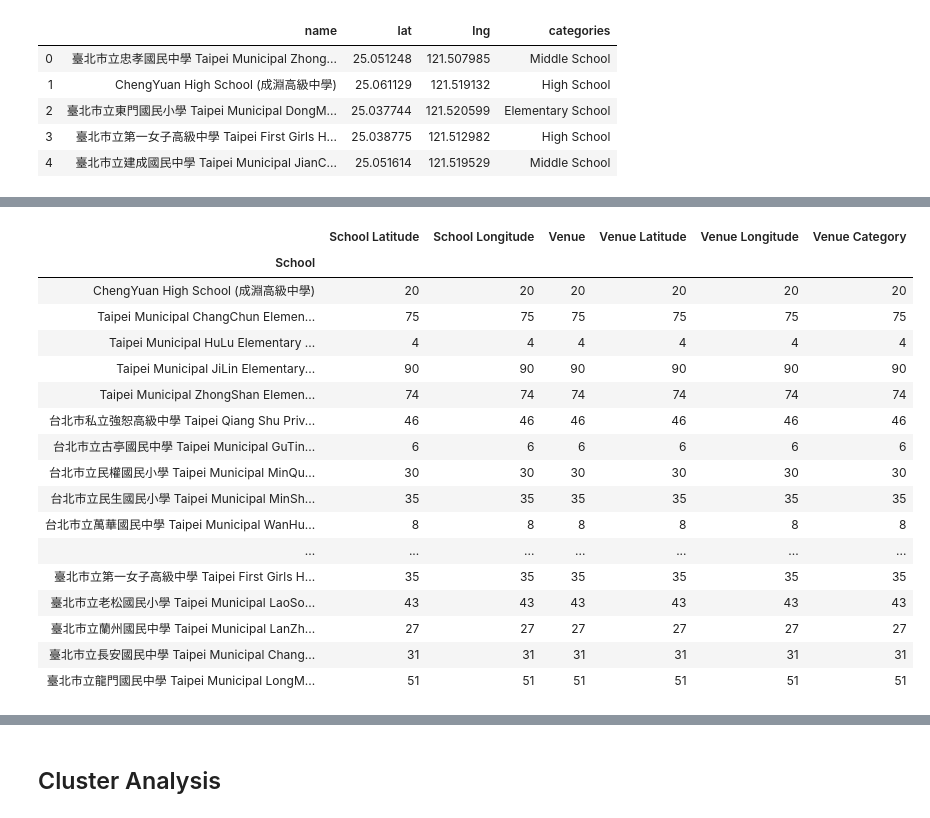
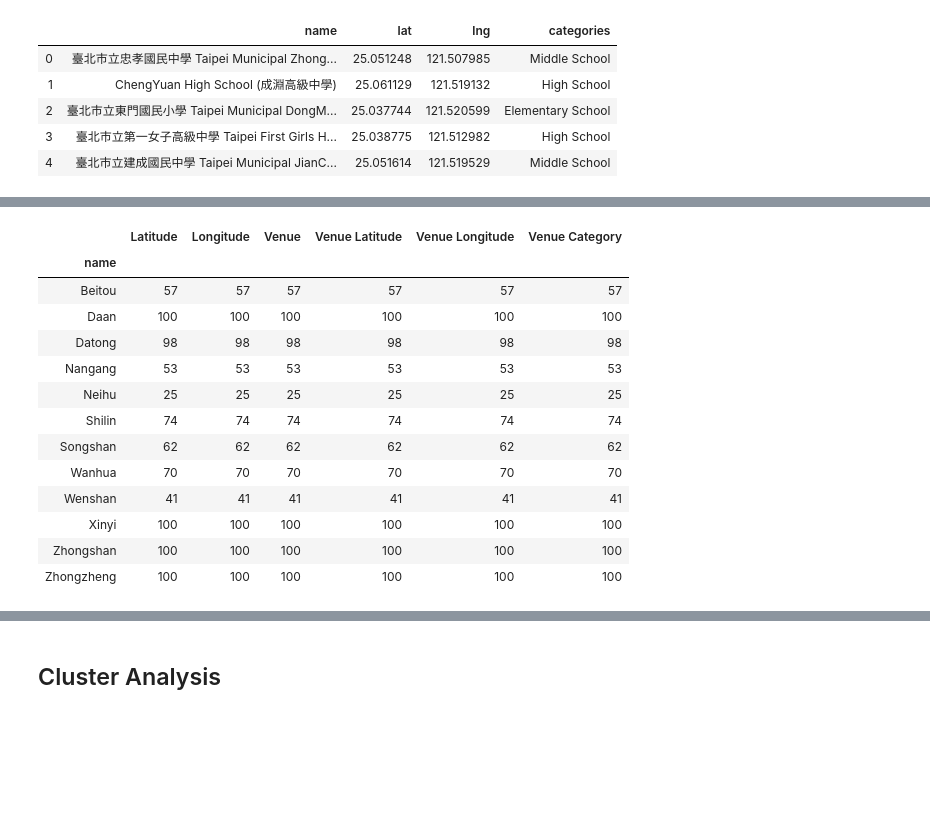
Before and after one commit to JustinWuAstro/Coursera_Capstone, a Jupyter notebook: Final Assignment.ipynb, the cells around one changed output, grey strips where cells are left out. Saved outputs shown, nothing was run; the diff lists cells and outputs as text; code cells hidden in the pictures; blank space fills up the shorter version.

```diff
--- a/Final Assignment.ipynb
+++ b/Final Assignment.ipynb
@@ -80,2 +63,0 @@ school .... OK!
-# %%
-url = 'https://api.foursquare.com/v2/venues/search?client_id={}&client_secret={}&ll={},{}&oauth_token={}&v={}&query={}&radius={}&limit={}'.format(CLIENT_ID, CLIENT_SECRET, latitude, longitude,ACCESS_TOKEN, VERSION, search_query, radius, LIMIT)
@@ -142,7 +236,23 @@ Name: categories, dtype: int64
 # %%
-Taipei_school_map = folium.Map(location=[latitude, longitude], zoom_start=13)
+Taipei_City = geolocator.geocode("Taipei City")
+latitude = location.latitude
+longitude = location.longitude
 
-for lat, lng, label in zip(Taipei_school.lat, Taipei_school.lng, Taipei_school.categories):
+Taipei_district_map = folium.Map(location=[Taipei_City.latitude, Taipei_City.longitude], zoom_start=13)
+
+for lat, lng, label in zip(Taipei_district_df.lat, Taipei_district_df.lng, Taipei_district_df.District):
+    folium.Circle(
+        [lat, lng],
+        radius=1000,
+        color='orange',
+        popup=label,
+        fill=True,
+        fill_color='orange',
+        fill_opacity=0.6
+    ).add_to(Taipei_district_map
+            )
+
+for lat, lng, label in zip(BubbleTeaShop_df.lat, BubbleTeaShop_df.lng, BubbleTeaShop_df.name):
     folium.CircleMarker(
         [lat, lng],
         radius=5,
@@ -151,11 +261,10 @@ for lat, lng, label in zip(Taipei_school.lat, Taipei_school.lng, Taipei_school.c
         fill=True,
         fill_color='blue',
         fill_opacity=0.6
-    ).add_to(Taipei_school_map
+    ).add_to(Taipei_district_map
             )
 
-
-Taipei_school_map
+Taipei_district_map
 # %% [output]
 [interactive output not drawn]
 # %%
@@ -172,7 +281,7 @@ Taipei_school.head()
 # %%
 # Search for venues with high schools' locations
 
-def getNearbyVenues(names, latitudes, longitudes, radius=500, LIMIT=100):
+def getNearbyVenues(names, latitudes, longitudes, radius=1000, LIMIT=100):
 
     venues_list=[]
     for name, lat, lng in zip(names, latitudes, longitudes):
@@ -202,9 +311,9 @@ def getNearbyVenues(names, latitudes, longitudes, radius=500, LIMIT=100):
             v['venue']['categories'][0]['name']) for v in results])
 
     nearby_venues = pd.DataFrame([item for venue_list in venues_list for item in venue_list])
-    nearby_venues.columns = ['School',
-                  'School Latitude',
-                  'School Longitude',
+    nearby_venues.columns = ['name',
+                  'Latitude',
+                  'Longitude',
                   'Venue',
                   'Venue Latitude',
                   'Venue Longitude',
@@ -212,7 +321,7 @@ def getNearbyVenues(names, latitudes, longitudes, radius=500, LIMIT=100):
 
     return(nearby_venues)
 # %%
-Taipei_school_venue = getNearbyVenues(names = Taipei_school['name'],
-                                   latitudes=Taipei_school['lat'],
-                                   longitudes=Taipei_school['lng'])
+Taipei_district_venue = getNearbyVenues(names = Taipei_district_df['District'],
+                                   latitudes=Taipei_district_df['lat'],
+                                   longitudes=Taipei_district_df['lng'])
 # %% [output]
@@ -254,21 +358,17 @@ Taipei_school_venue
 # %%
-Taipei_school_venue.groupby('School').count()
+Taipei_district_venue.groupby('name').count()
 # %% [output]
-|  | School Latitude | School Longitude | Venue | Venue Latitude | Venue Longitude | Venue Category |
-| School |  |  |  |  |  |  |
-| ChengYuan High School (成淵高級中學) | 20 | 20 | 20 | 20 | 20 | 20 |
-| Taipei Municipal ChangChun Elemen... | 75 | 75 | 75 | 75 | 75 | 75 |
-| Taipei Municipal HuLu Elementary ... | 4 | 4 | 4 | 4 | 4 | 4 |
-| Taipei Municipal JiLin Elementary... | 90 | 90 | 90 | 90 | 90 | 90 |
-| Taipei Municipal ZhongShan Elemen... | 74 | 74 | 74 | 74 | 74 | 74 |
-| 台北市私立強恕高級中學 Taipei Qiang Shu Priv... | 46 | 46 | 46 | 46 | 46 | 46 |
-| 台北市立古亭國民中學 Taipei Municipal GuTin... | 6 | 6 | 6 | 6 | 6 | 6 |
-| 台北市立民權國民小學 Taipei Municipal MinQu... | 30 | 30 | 30 | 30 | 30 | 30 |
-| 台北市立民生國民小學 Taipei Municipal MinSh... | 35 | 35 | 35 | 35 | 35 | 35 |
-| 台北市立萬華國民中學 Taipei Municipal WanHu... | 8 | 8 | 8 | 8 | 8 | 8 |
-| ... | ... | ... | ... | ... | ... | ... |
-| 臺北市立第一女子高級中學 Taipei First Girls H... | 35 | 35 | 35 | 35 | 35 | 35 |
-| 臺北市立老松國民小學 Taipei Municipal LaoSo... | 43 | 43 | 43 | 43 | 43 | 43 |
-| 臺北市立蘭州國民中學 Taipei Municipal LanZh... | 27 | 27 | 27 | 27 | 27 | 27 |
-| 臺北市立長安國民中學 Taipei Municipal Chang... | 31 | 31 | 31 | 31 | 31 | 31 |
-| 臺北市立龍門國民中學 Taipei Municipal LongM... | 51 | 51 | 51 | 51 | 51 | 51 |
+|  | Latitude | Longitude | Venue | Venue Latitude | Venue Longitude | Venue Category |
+| name |  |  |  |  |  |  |
+| Beitou | 57 | 57 | 57 | 57 | 57 | 57 |
+| Daan | 100 | 100 | 100 | 100 | 100 | 100 |
+| Datong | 98 | 98 | 98 | 98 | 98 | 98 |
+| Nangang | 53 | 53 | 53 | 53 | 53 | 53 |
+| Neihu | 25 | 25 | 25 | 25 | 25 | 25 |
+| Shilin | 74 | 74 | 74 | 74 | 74 | 74 |
+| Songshan | 62 | 62 | 62 | 62 | 62 | 62 |
+| Wanhua | 70 | 70 | 70 | 70 | 70 | 70 |
+| Wenshan | 41 | 41 | 41 | 41 | 41 | 41 |
+| Xinyi | 100 | 100 | 100 | 100 | 100 | 100 |
+| Zhongshan | 100 | 100 | 100 | 100 | 100 | 100 |
+| Zhongzheng | 100 | 100 | 100 | 100 | 100 | 100 |
```
Also changed, not shown: parts of 34 cells of this notebook.
